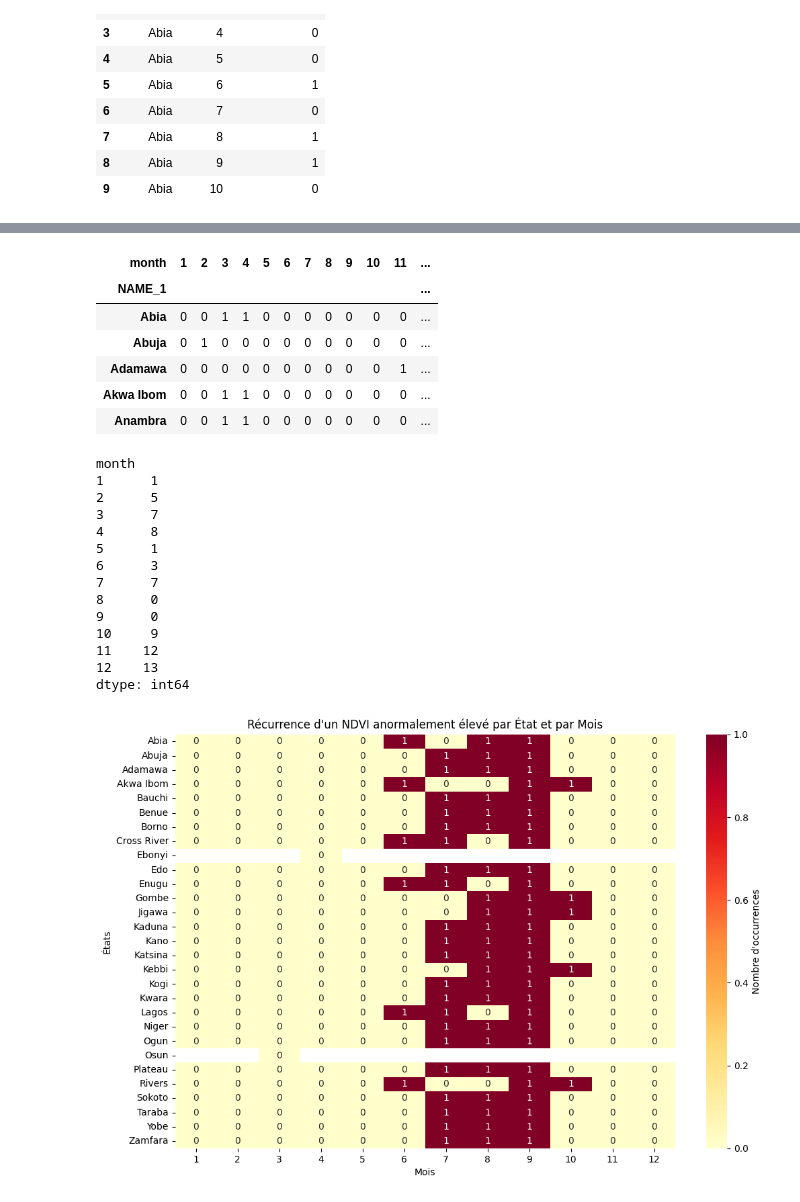
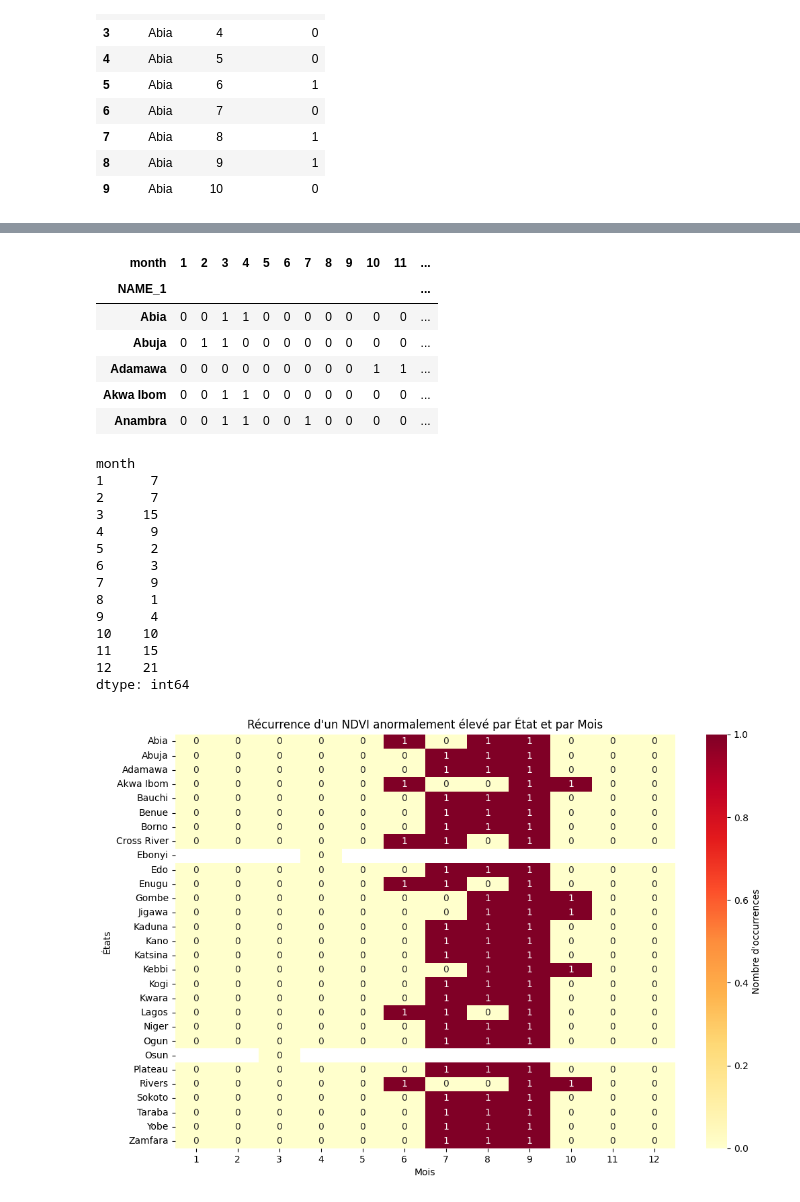
Before and after one commit to tnourlyn/Projet-de-Statapp---WFP-, a Jupyter notebook: Lean_season.ipynb, the cells around one changed output, grey strips where cells are left out. Cells and saved outputs as stored; diff of their text form; code cells hidden in the pictures.

```diff
--- a/Lean_season.ipynb
+++ b/Lean_season.ipynb
@@ -656,10 +640,10 @@ ndvi_monthly["ndvi_hi_q80"] = ndvi_monthly["ndvi_anomaly"] > ndvi_monthly["ndvi_
 # %%
 # Création du data frame sommaire - SPI
 # On groupe par admin et par mois, puis on somme le flag binaire
-SPI_summary = spi_monthly.groupby(['NAME_1', 'month'])['spi_hi_q90'].sum().reset_index()
+SPI_summary = spi_monthly.groupby(['NAME_1', 'month'])['spi_hi_q80'].sum().reset_index()
 
 # On renomme la colonne pour plus de clarté
-SPI_summary.rename(columns={'spi_hi_q90': 'spi_hi_count'}, inplace=True)
+SPI_summary.rename(columns={'spi_hi_q80': 'spi_hi_count'}, inplace=True)
 
 # Affichage du résultat
 SPI_summary.head(10)
@@ -725,29 +709,29 @@ plt.show()
 # %%
-pivot_df.head(5)
+pivot_df_SPI.head(5)
 # %% [output]
 | month | 1 | 2 | 3 | 4 | 5 | 6 | 7 | 8 | 9 | 10 | 11 | ... |
 | NAME_1 |  |  |  |  |  |  |  |  |  |  |  | ... |
 | Abia | 0 | 0 | 1 | 1 | 0 | 0 | 0 | 0 | 0 | 0 | 0 | ... |
-| Abuja | 0 | 1 | 0 | 0 | 0 | 0 | 0 | 0 | 0 | 0 | 0 | ... |
-| Adamawa | 0 | 0 | 0 | 0 | 0 | 0 | 0 | 0 | 0 | 0 | 1 | ... |
+| Abuja | 0 | 1 | 1 | 0 | 0 | 0 | 0 | 0 | 0 | 0 | 0 | ... |
+| Adamawa | 0 | 0 | 0 | 0 | 0 | 0 | 0 | 0 | 0 | 1 | 1 | ... |
 | Akwa Ibom | 0 | 0 | 1 | 1 | 0 | 0 | 0 | 0 | 0 | 0 | 0 | ... |
-| Anambra | 0 | 0 | 1 | 1 | 0 | 0 | 0 | 0 | 0 | 0 | 0 | ... |
+| Anambra | 0 | 0 | 1 | 1 | 0 | 0 | 1 | 0 | 0 | 0 | 0 | ... |
 # %%
-pivot_df.sum()
+pivot_df_SPI.sum()
 # %% [output]
 month
-1      1
-2      5
-3      7
-4      8
-5      1
+1      7
+2      7
+3     15
+4      9
+5      2
 6      3
-7      7
-8      0
-9      0
-10     9
-11    12
-12    13
+7      9
+8      1
+9      4
+10    10
+11    15
+12    21
 dtype: int64
 # %%
 
```
Also changed, not shown: parts of 23 cells of this notebook, 1 other file.
